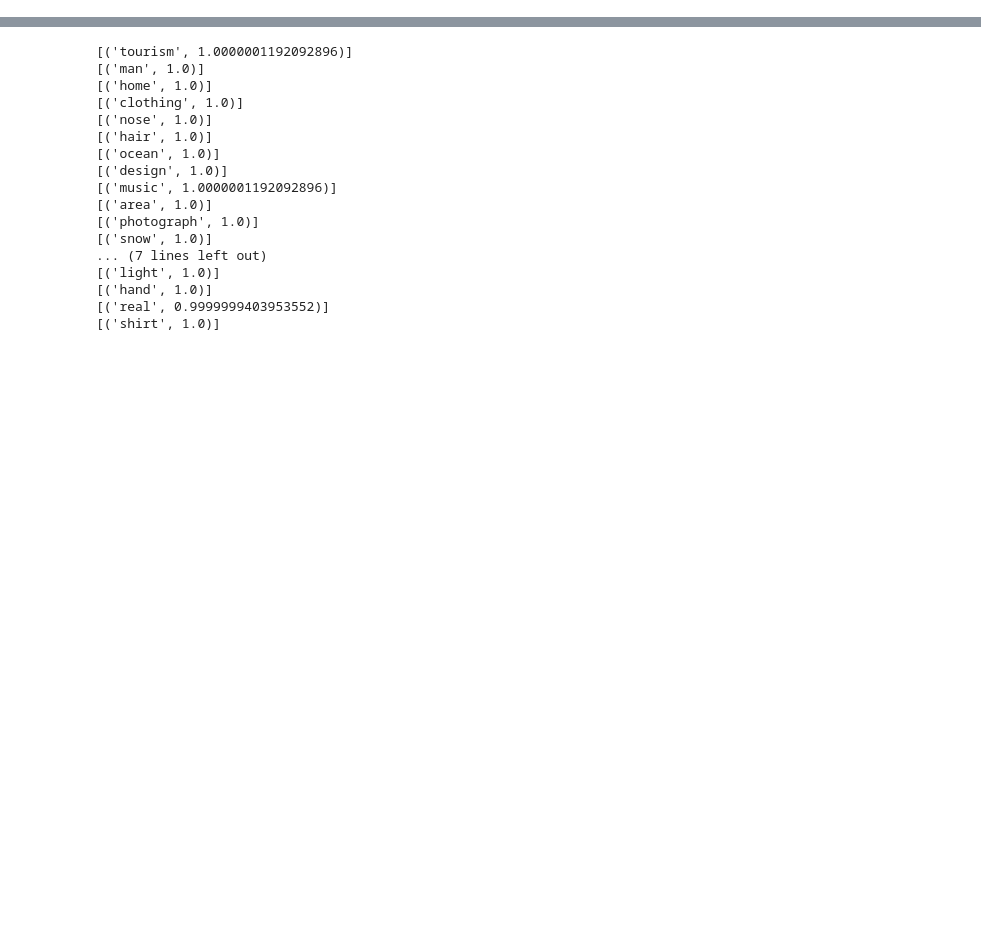
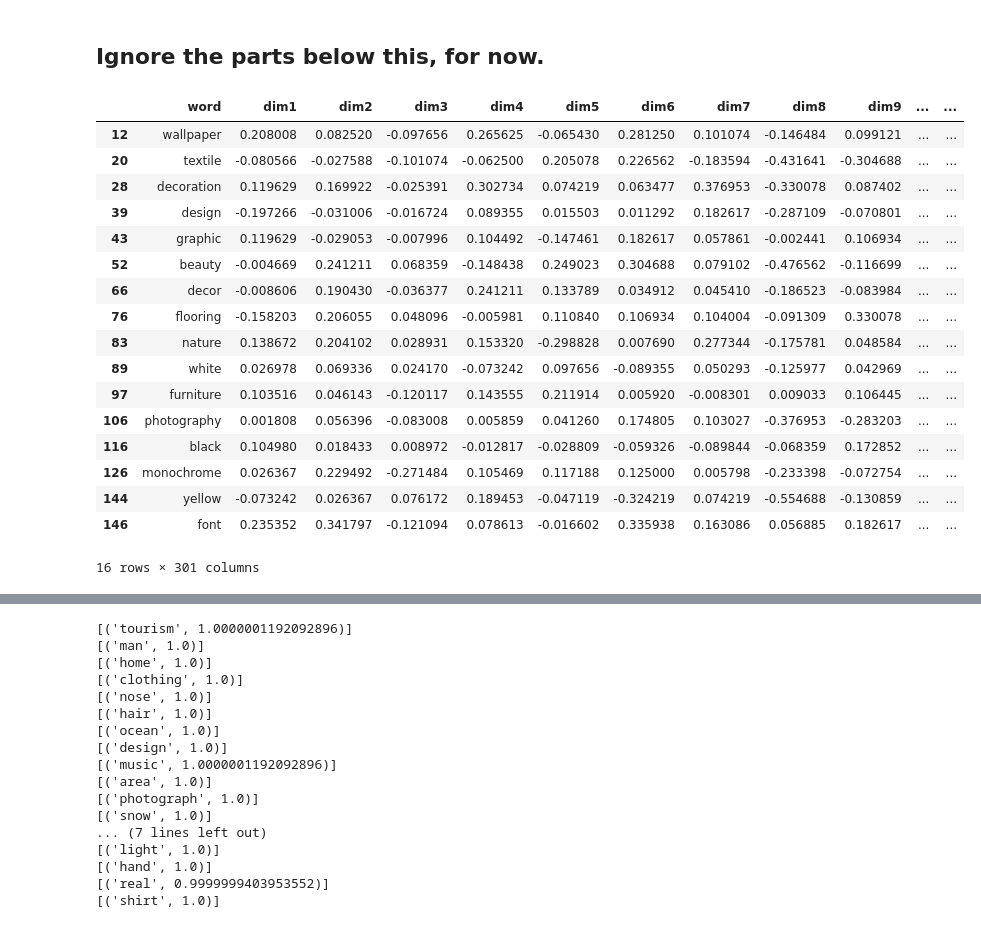
Before and after one commit to uns1/SocMedia_Analytics_DNN, a Jupyter notebook: Instagram_Analytics.ipynb, the cells around one changed output, grey strips where cells are left out. Cells and saved outputs as stored; diff of their text form; code cells hidden in the pictures; blank space fills up the shorter version.

```diff
--- a/Instagram_Analytics.ipynb
+++ b/Instagram_Analytics.ipynb
@@ -255,0 +251,39 @@ plt.show()
+# %%
+import numpy as np
+from matplotlib import pyplot as plt
+from sklearn import cluster
+
+n_samples, n_features = X.shape
+np.random.seed(0)
+
+
+# Function to visualize the clustering
+def plot_clustering(X_red, X, labels, title=None):
+    x_min, x_max = np.min(X_red, axis=0), np.max(X_red, axis=0)
+    X_red = (X_red - x_min) / (x_max - x_min)
+
+    plt.figure(figsize=(9, 7.5))
+    for i in range(X_red.shape[0]):
+        plt.text(X_red[i, 0], X_red[i, 1], str(y[i]),
+                 color=plt.cm.spectral(labels[i] / len(set(clustering.labels_))),
+                 fontdict={'size': 9 }) #df.merge(df_counts,on='word')[df['word'] == y[i]][['count']].values[0]*2.5})
+
+    plt.xticks([])
+    plt.yticks([])
+    if title is not None:
+        plt.title(title, size=17)
+    plt.axis('off')
+    plt.tight_layout()
+
+clustering = cluster.AffinityPropagation(max_iter=1000).fit(X_tsne)
+
+
+n_clusters_ = len(clustering.cluster_centers_indices_)
+print('Estimated number of clusters: %d' % n_clusters_)
+print("Silhouette Coefficient: %0.3f"
+      % metrics.silhouette_score(X_tsne, clustering.labels_, metric='sqeuclidean'))
+
+clustering.fit(X_tsne)
+plot_clustering(X_tsne, X, clustering.labels_, title='Clustering results')
+
+plt.show()
@@ -255,0 +295,23 @@ plt.show()
+# %% [markdown]
+## Ignore the parts below this, for now.
+# %%
+df.loc[clustering.labels_ == 1]
+# %% [output]
+|  | word | dim1 | dim2 | dim3 | dim4 | dim5 | dim6 | dim7 | dim8 | dim9 | ... | ... |
+| 12 | wallpaper | 0.208008 | 0.082520 | -0.097656 | 0.265625 | -0.065430 | 0.281250 | 0.101074 | -0.146484 | 0.099121 | ... | ... |
+| 20 | textile | -0.080566 | -0.027588 | -0.101074 | -0.062500 | 0.205078 | 0.226562 | -0.183594 | -0.431641 | -0.304688 | ... | ... |
+| 28 | decoration | 0.119629 | 0.169922 | -0.025391 | 0.302734 | 0.074219 | 0.063477 | 0.376953 | -0.330078 | 0.087402 | ... | ... |
+| 39 | design | -0.197266 | -0.031006 | -0.016724 | 0.089355 | 0.015503 | 0.011292 | 0.182617 | -0.287109 | -0.070801 | ... | ... |
+| 43 | graphic | 0.119629 | -0.029053 | -0.007996 | 0.104492 | -0.147461 | 0.182617 | 0.057861 | -0.002441 | 0.106934 | ... | ... |
+| 52 | beauty | -0.004669 | 0.241211 | 0.068359 | -0.148438 | 0.249023 | 0.304688 | 0.079102 | -0.476562 | -0.116699 | ... | ... |
+| 66 | decor | -0.008606 | 0.190430 | -0.036377 | 0.241211 | 0.133789 | 0.034912 | 0.045410 | -0.186523 | -0.083984 | ... | ... |
+| 76 | flooring | -0.158203 | 0.206055 | 0.048096 | -0.005981 | 0.110840 | 0.106934 | 0.104004 | -0.091309 | 0.330078 | ... | ... |
+| 83 | nature | 0.138672 | 0.204102 | 0.028931 | 0.153320 | -0.298828 | 0.007690 | 0.277344 | -0.175781 | 0.048584 | ... | ... |
+| 89 | white | 0.026978 | 0.069336 | 0.024170 | -0.073242 | 0.097656 | -0.089355 | 0.050293 | -0.125977 | 0.042969 | ... | ... |
+| 97 | furniture | 0.103516 | 0.046143 | -0.120117 | 0.143555 | 0.211914 | 0.005920 | -0.008301 | 0.009033 | 0.106445 | ... | ... |
+| 106 | photography | 0.001808 | 0.056396 | -0.083008 | 0.005859 | 0.041260 | 0.174805 | 0.103027 | -0.376953 | -0.283203 | ... | ... |
+| 116 | black | 0.104980 | 0.018433 | 0.008972 | -0.012817 | -0.028809 | -0.059326 | -0.089844 | -0.068359 | 0.172852 | ... | ... |
+| 126 | monochrome | 0.026367 | 0.229492 | -0.271484 | 0.105469 | 0.117188 | 0.125000 | 0.005798 | -0.233398 | -0.072754 | ... | ... |
+| 144 | yellow | -0.073242 | 0.026367 | 0.076172 | 0.189453 | -0.047119 | -0.324219 | 0.074219 | -0.554688 | -0.130859 | ... | ... |
+| 146 | font | 0.235352 | 0.341797 | -0.121094 | 0.078613 | -0.016602 | 0.335938 | 0.163086 | 0.056885 | 0.182617 | ... | ... |
+16 rows × 301 columns
```
Also changed, not shown: parts of 34 cells of this notebook.
